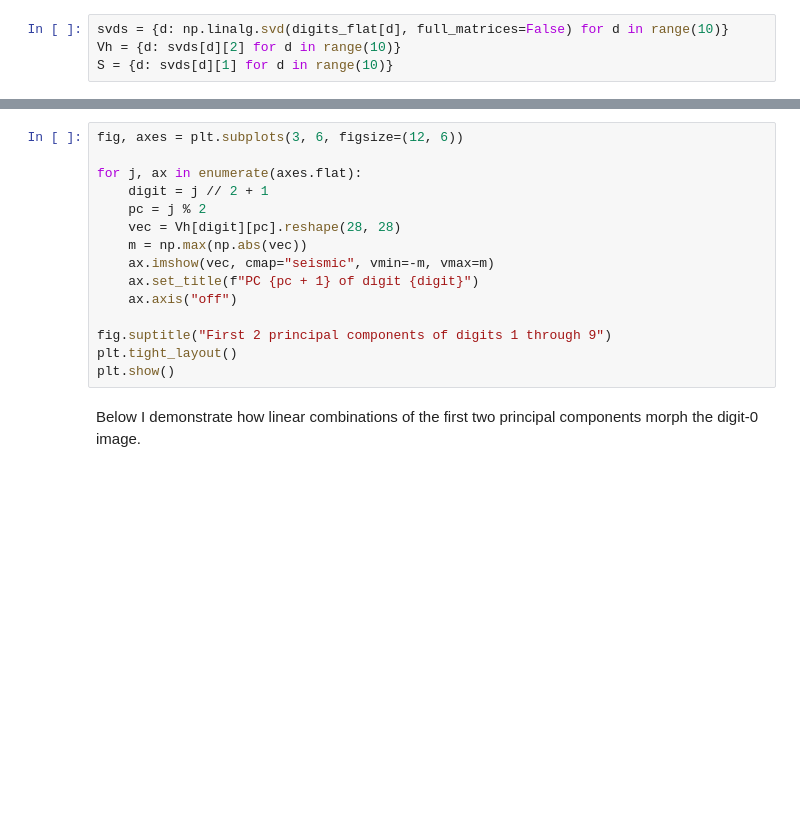
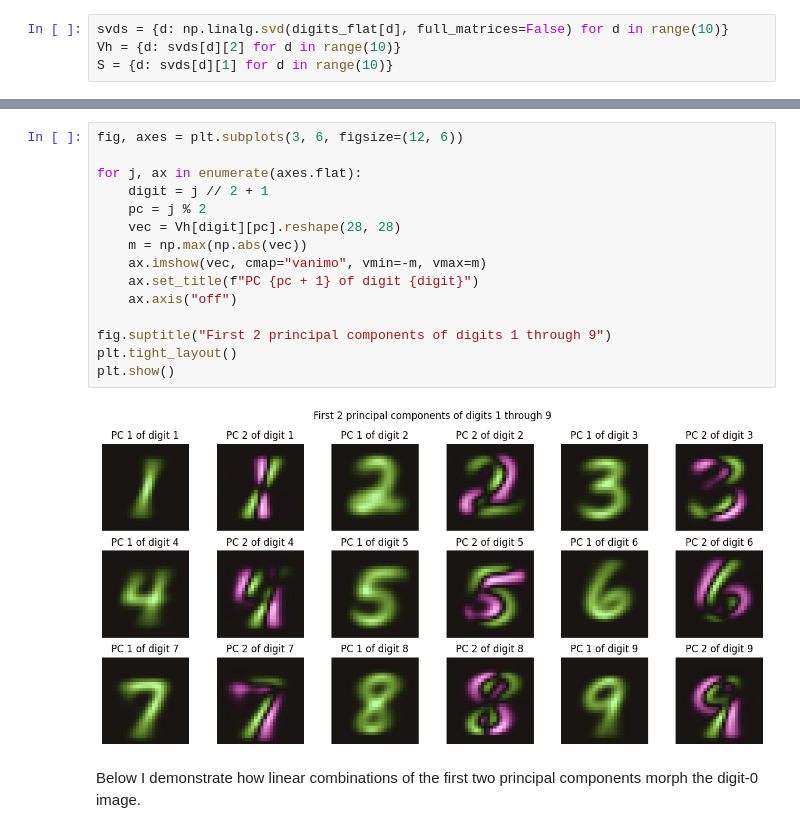
Before and after one commit to anthonyholliscaine-creator/MathProjects, a Jupyter notebook: examples/MNIST_playground.ipynb, the cells around one changed output, grey strips where cells are left out. Cells and saved outputs as stored; diff of their text form; blank space fills up the shorter version.

```diff
--- a/examples/MNIST_playground.ipynb
+++ b/examples/MNIST_playground.ipynb
@@ -191,18 +211,20 @@ show_pc_grid(Vh, 0, rows=1, cols=2)
 # %%
 fig, axes = plt.subplots(3, 6, figsize=(12, 6))
 
 for j, ax in enumerate(axes.flat):
     digit = j // 2 + 1
     pc = j % 2
     vec = Vh[digit][pc].reshape(28, 28)
     m = np.max(np.abs(vec))
-    ax.imshow(vec, cmap="seismic", vmin=-m, vmax=m)
+    ax.imshow(vec, cmap="vanimo", vmin=-m, vmax=m)
     ax.set_title(f"PC {pc + 1} of digit {digit}")
     ax.axis("off")
 
 fig.suptitle("First 2 principal components of digits 1 through 9")
 plt.tight_layout()
 plt.show()
+# %% [output]
+[figure, added]
 # %% [markdown]
 Below I demonstrate how linear combinations of the first two principal components morph the digit-0 image.
 # %%
```
Also changed, not shown: parts of 13 cells of this notebook, 1 other file.
